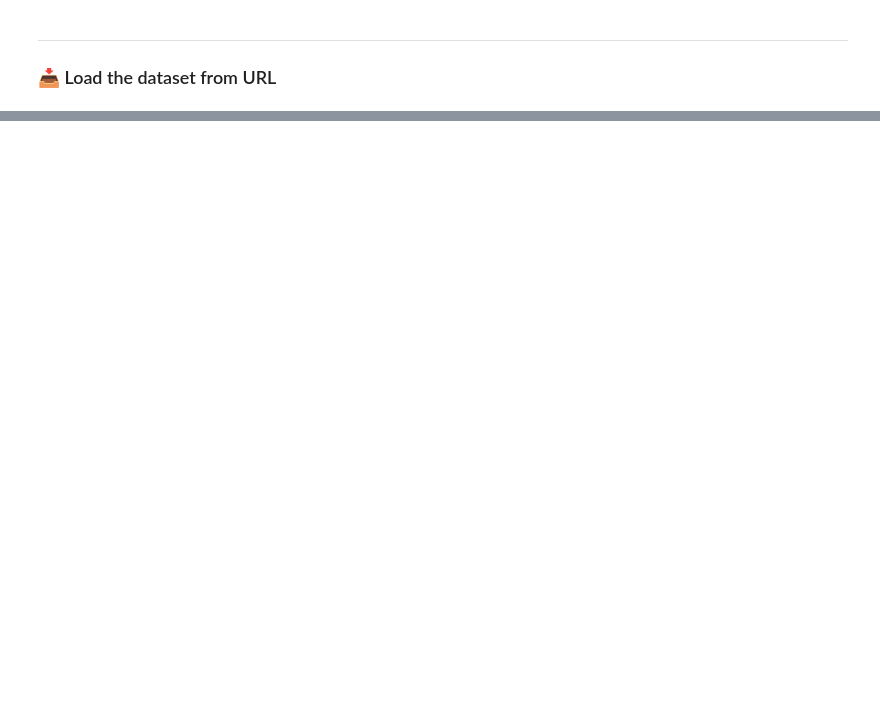
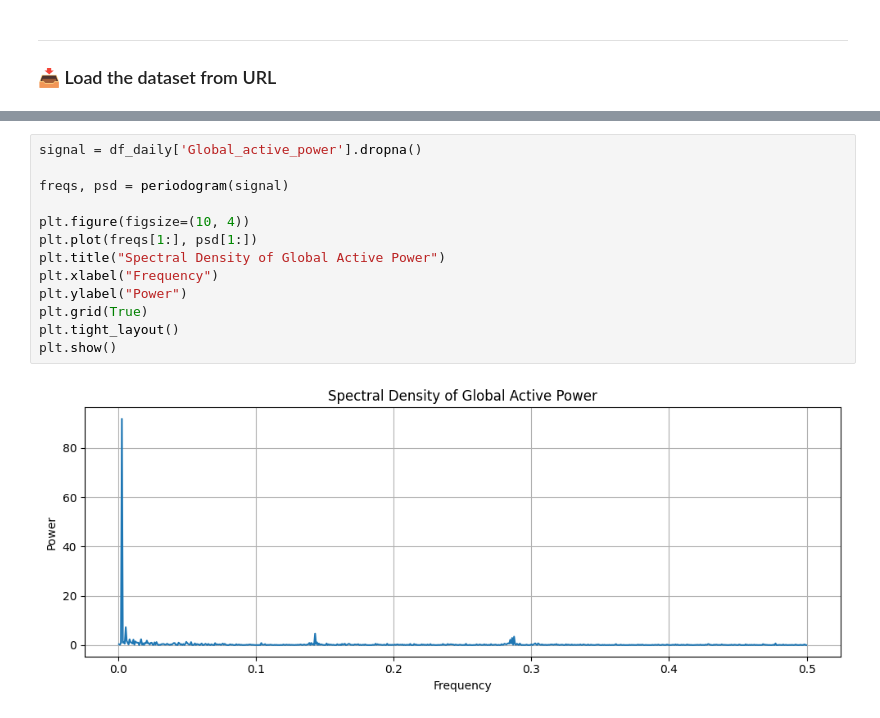
Before and after one commit to Dr-AlaaKhamis/ISE518, a Jupyter notebook: 8_Descriptive_analytics/TimeSeries_Analysis.ipynb, the cells around one changed output, grey strips where cells are left out. Cells and saved outputs as stored; diff of their text form; blank space fills up the shorter version.

```diff
--- a/8_Descriptive_analytics/TimeSeries_Analysis.ipynb
+++ b/8_Descriptive_analytics/TimeSeries_Analysis.ipynb
@@ -149,0 +103,15 @@ plt.show()
+# %%
+signal = df_daily['Global_active_power'].dropna()
+
+freqs, psd = periodogram(signal)
+
+plt.figure(figsize=(10, 4))
+plt.plot(freqs[1:], psd[1:])
+plt.title("Spectral Density of Global Active Power")
+plt.xlabel("Frequency")
+plt.ylabel("Power")
+plt.grid(True)
+plt.tight_layout()
+plt.show()
+# %% [output]
+[figure, added]
```
Also changed, not shown: parts of 29 cells of this notebook, 1 other file.
